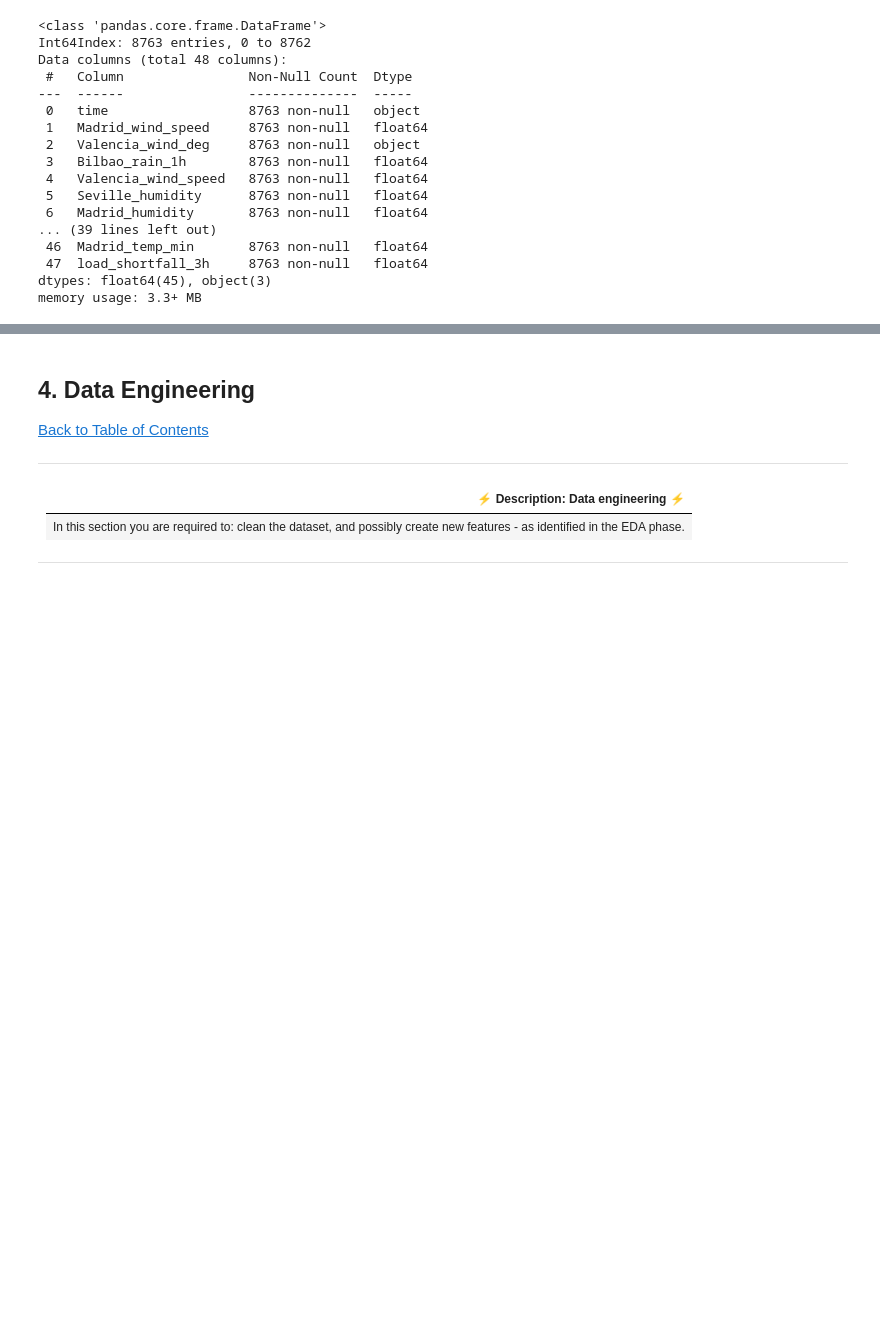
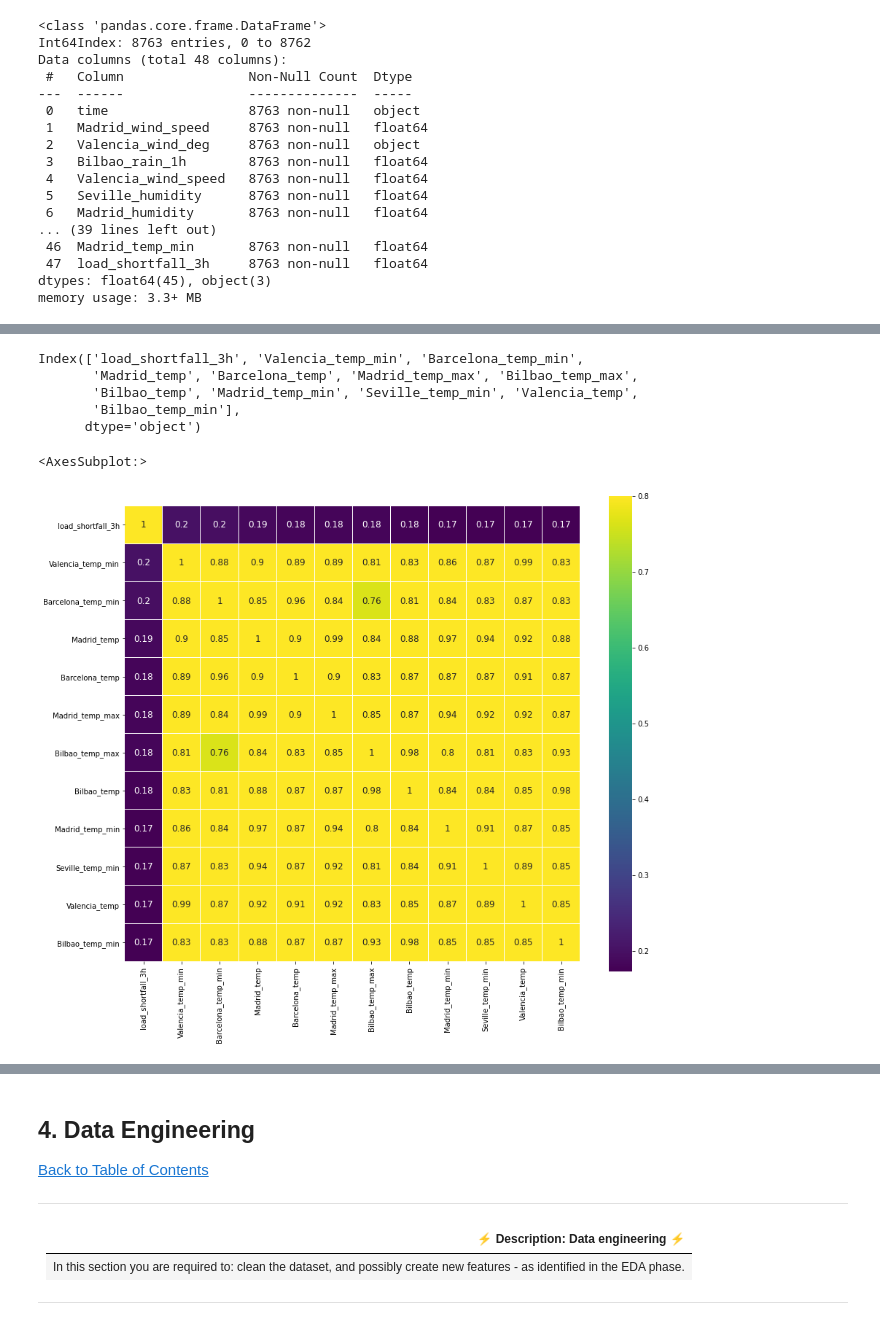
Before and after one commit to henre7860/Advanced-Regression-Predict, a Jupyter notebook: starter-notebook.ipynb, the cells around one changed output, grey strips where cells are left out. Saved outputs shown, nothing was run; the diff lists cells and outputs as text; code cells hidden in the pictures; blank space fills up the shorter version.

```diff
--- a/starter-notebook.ipynb
+++ b/starter-notebook.ipynb
@@ -81,7 +88,7 @@ import sklearn
 
 ---
 # %%
-df_train = pd.read_csv('df_train.csv',index_col=0)# load the data
+train_df = pd.read_csv('df_train.csv',index_col=0)# load the data
 # %% [markdown]
 <a id="three"></a>
 ## 3. Exploratory Data Analysis (EDA)
@@ -131,2 +176,18 @@ memory usage: 3.3+ MB
+# %%
+k= 12
+cols = correlation.nlargest(k,'load_shortfall_3h')['load_shortfall_3h'].index
+print(cols)
+cm = np.corrcoef(train_df[cols].values.T)
+f , ax = plt.subplots(figsize = (14,12))
+sns.heatmap(cm, vmax=.8, linewidths=0.01,square=True,annot=True,cmap='viridis',\
+            linecolor="white",xticklabels = cols.values ,annot_kws = {'size':12},yticklabels = cols.values)
+# %% [output]
+Index(['load_shortfall_3h', 'Valencia_temp_min', 'Barcelona_temp_min',
+       'Madrid_temp', 'Barcelona_temp', 'Madrid_temp_max', 'Bilbao_temp_max',
+       'Bilbao_temp', 'Madrid_temp_min', 'Seville_temp_min', 'Valencia_temp',
+       'Bilbao_temp_min'],
+      dtype='object')
+<AxesSubplot:>
+[figure, added]
 # %%
 # evaluate correlation
```
Also changed, not shown: parts of 30 cells of this notebook.
